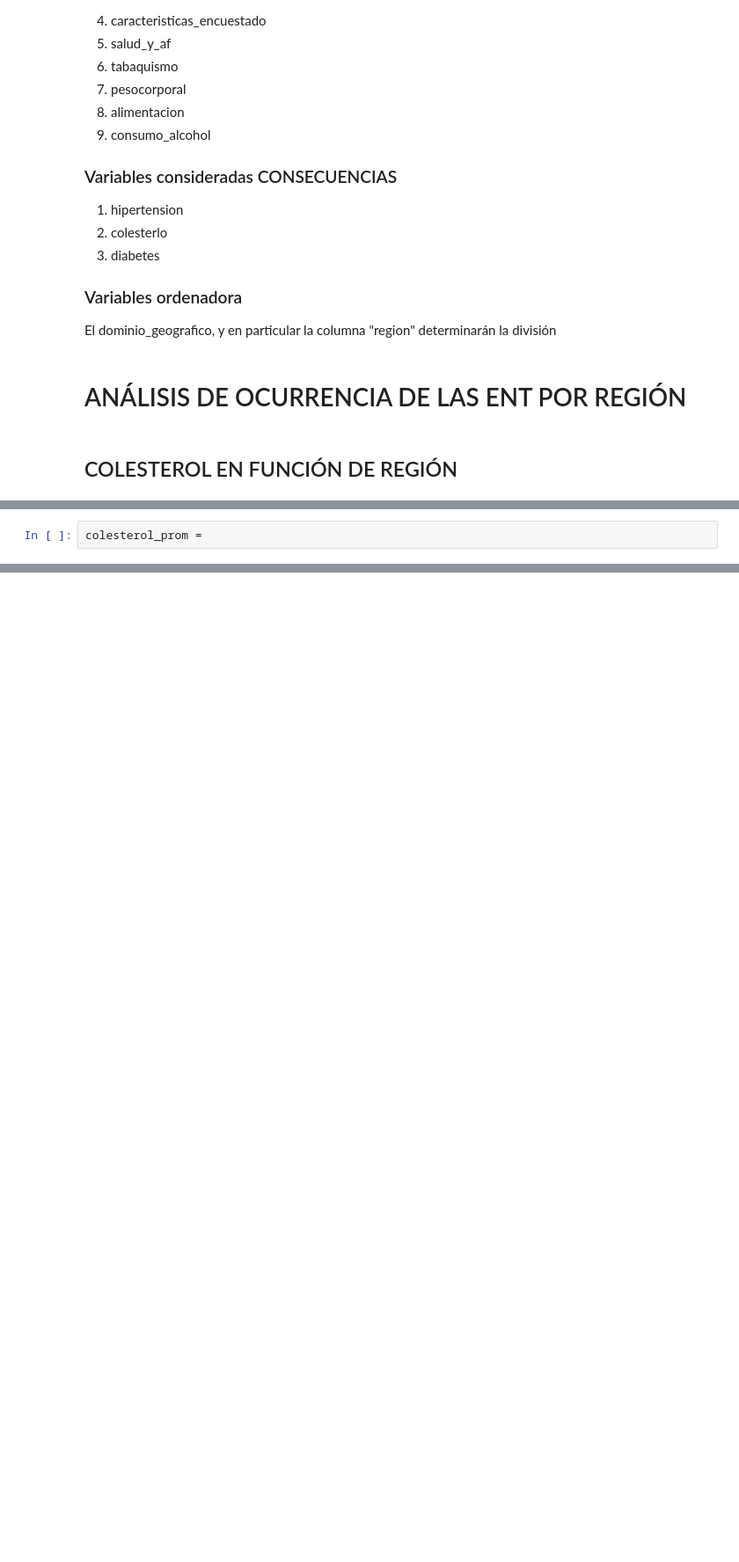
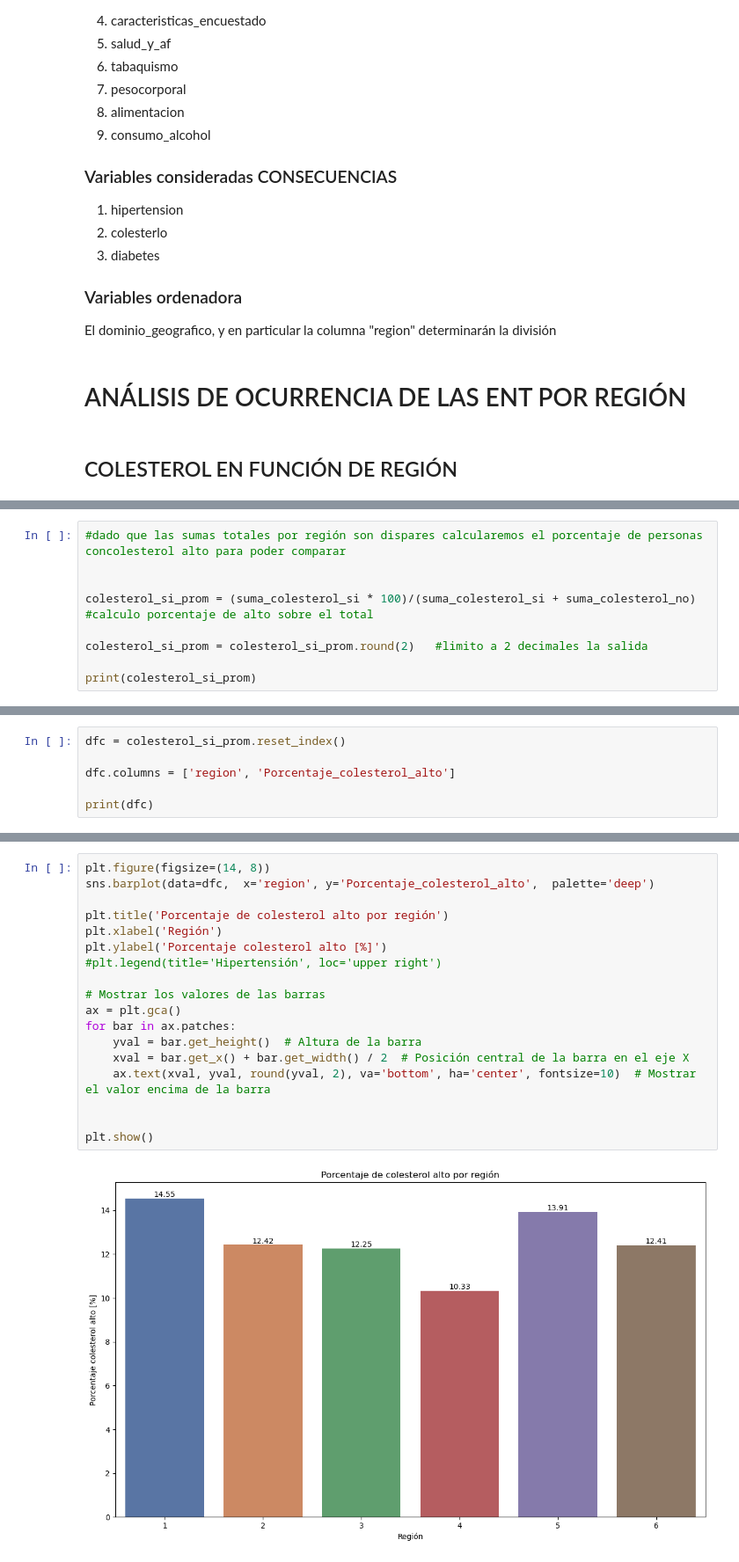
Before and after one commit to pupidly/AnalisisYPF, a Jupyter notebook: analisis_PRE_entrega3.ipynb, the cells around one changed output, grey strips where cells are left out. Shown at 88% size. Cells and saved outputs as stored; diff of their text form; blank space fills up the shorter version.

```diff
--- a/analisis_PRE_entrega3.ipynb
+++ b/analisis_PRE_entrega3.ipynb
@@ -99,4 +96,11 @@ Name: colesterol_alto, dtype: int64
 # %%
-colesterol_prom =
+#dado que las sumas totales por región son dispares calcularemos el porcentaje de personas concolesterol alto para poder comparar
+
+
+colesterol_si_prom = (suma_colesterol_si * 100)/(suma_colesterol_si + suma_colesterol_no)  #calculo porcentaje de alto sobre el total
+
+colesterol_si_prom = colesterol_si_prom.round(2)   #limito a 2 decimales la salida
+
+print(colesterol_si_prom)
 # %% [output]
 region
@@ -155,0 +114,6 @@ No handles with labels found to put in legend.
+# %%
+dfc = colesterol_si_prom.reset_index()
+
+dfc.columns = ['region', 'Porcentaje_colesterol_alto']
+
+print(dfc)
@@ -155,0 +359,20 @@ No handles with labels found to put in legend.
+# %%
+plt.figure(figsize=(14, 8))
+sns.barplot(data=dfc,  x='region', y='Porcentaje_colesterol_alto',  palette='deep')
+
+plt.title('Porcentaje de colesterol alto por región')
+plt.xlabel('Región')
+plt.ylabel('Porcentaje colesterol alto [%]')
+#plt.legend(title='Hipertensión', loc='upper right')
+
+# Mostrar los valores de las barras
+ax = plt.gca()
+for bar in ax.patches:
+    yval = bar.get_height()  # Altura de la barra
+    xval = bar.get_x() + bar.get_width() / 2  # Posición central de la barra en el eje X
+    ax.text(xval, yval, round(yval, 2), va='bottom', ha='center', fontsize=10)  # Mostrar el valor encima de la barra
+
+
+plt.show()
+# %% [output]
+[figure, added]
```
Also changed, not shown: parts of 21 cells of this notebook, 2 other files.
